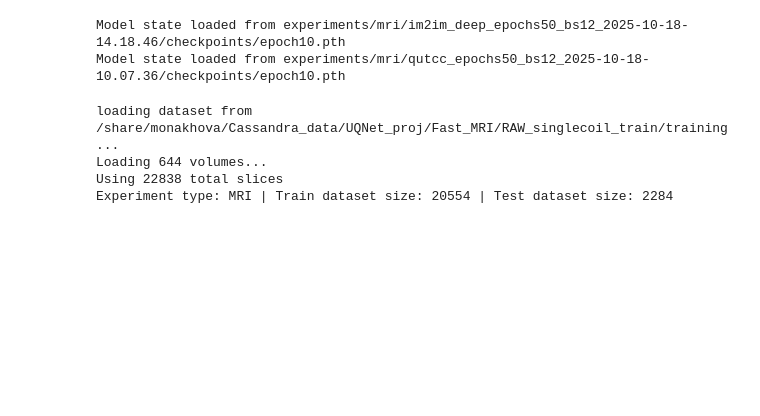
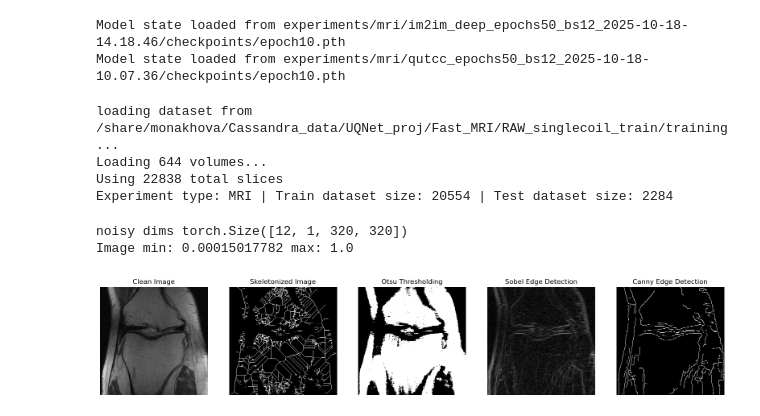
Before and after one commit to 25benjaminli/QUTCC-UQ, a Jupyter notebook: vis_with_mri.ipynb, the cells around one changed output. Cells and saved outputs as stored; diff of their text form; code cells hidden in the pictures; blank space fills up the shorter version.

Commit message:
update filter and edge detection testing

```diff
--- a/vis_with_mri.ipynb
+++ b/vis_with_mri.ipynb
@@ -82,6 +71,48 @@ loading dataset from /share/monakhova/Cassandra_data/UQNet_proj/Fast_MRI/RAW_sin
 Loading 644 volumes...
 Using 22838 total slices
 Experiment type: MRI | Train dataset size: 20554 | Test dataset size: 2284
+# %%
+a = iter(test_loader)
+# %%
+noisy, clean = next(a)
+print("noisy dims", noisy.shape) # torch.Size([12, 1, 320, 320])
+batch_idx = 0
+noisy_sample = noisy[batch_idx].cpu().numpy().squeeze()
+clean_sample = clean[batch_idx].cpu().numpy().squeeze()
+
+
+# try skeletonization, other edge detection algorithms
+img = skeletonize(noisy_sample, threshold=0.3)
+# create a 1x4 plot to compare clean input, skeletonized version, otsu thresholded version, sobel edge detection, canny edge detection
+otsu_thresh = threshold_otsu(noisy_sample)
+otsu_img = noisy_sample > otsu_thresh
+from skimage.filters import sobel
+sobel_img = sobel(noisy_sample)
+
+# apply canny edge detection
+from skimage.feature import canny
+canny_img = canny(noisy_sample, sigma=1.5)
+
+
+import matplotlib.pyplot as plt
+fig, axs = plt.subplots(1, 5, figsize=(20, 5))
+axs[0].imshow(clean_sample, cmap='gray')
+axs[0].set_title('Clean Image')
+axs[1].imshow(img, cmap='gray')
+axs[1].set_title('Skeletonized Image')
+axs[2].imshow(otsu_img, cmap='gray')
+axs[2].set_title('Otsu Thresholding')
+axs[3].imshow(sobel_img, cmap='gray')
+axs[3].set_title('Sobel Edge Detection')
+axs[4].imshow(canny_img, cmap='gray')
+axs[4].set_title('Canny Edge Detection')
+for ax in axs:
+    ax.axis('off')
+plt.show()
+# %% [output]
+noisy dims torch.Size([12, 1, 320, 320])
+Image min: 0.00015017782 max: 1.0
+[figure, added]
 # %%
 #Visualization
 plot_vis_slider(dataloader=test_loader, im2im_model=im2im_deep,
```
Also changed, not shown: parts of 2 cells of this notebook, 2 other files.
